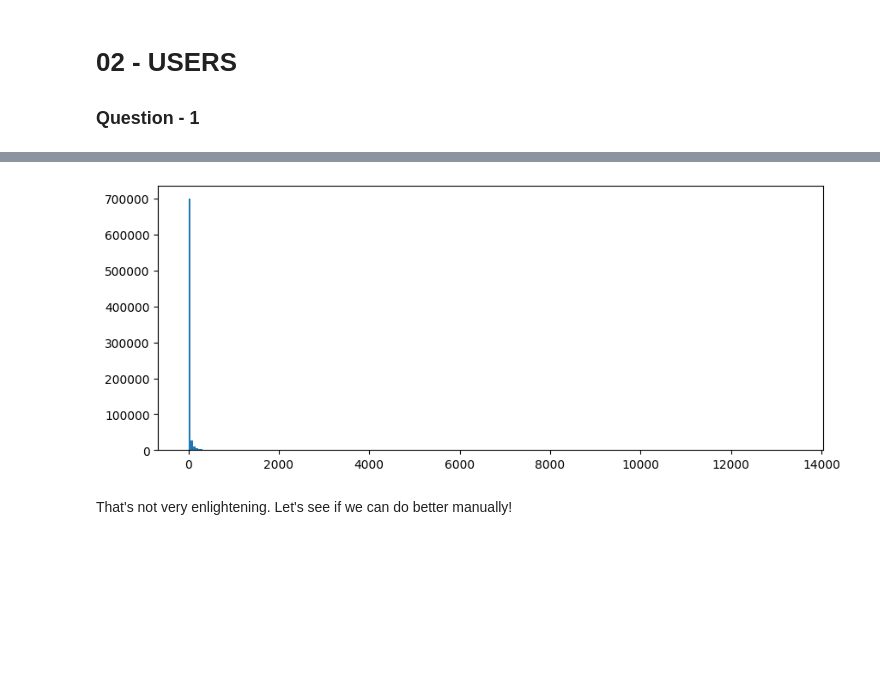
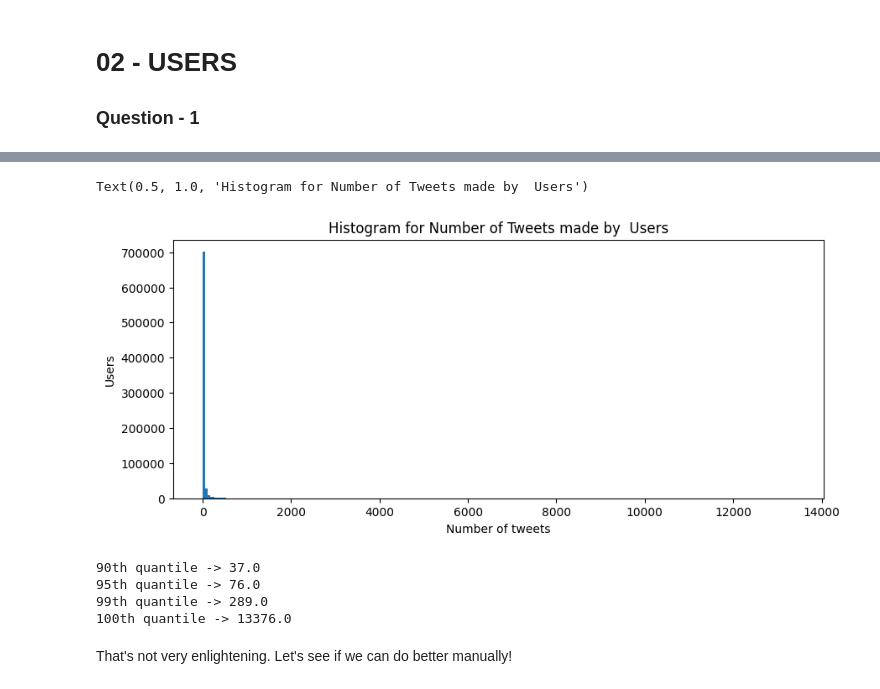
Before and after one commit to katoxiv/X-Notebooks, a Jupyter notebook: Twitter_Coursework/02_Users.ipynb, the cells around one changed output, grey strips where cells are left out. Drawn from its saved outputs; the diff is of its cells as text; code cells hidden in the pictures; blank space fills up the shorter version.

```diff
--- a/Twitter_Coursework/02_Users.ipynb
+++ b/Twitter_Coursework/02_Users.ipynb
@@ -27,7 +27,7 @@ with open(path , 'r' , encoding='utf-8') as in_file:
     csv_reader = csv.reader(in_file , delimiter = "|")
     for line in csv_reader:
         user.append(line[0])
-        # ts.append(line[1])
+        ts.append(line[1])
         # ca.append(line[2])
         tweets.append(line[3])
         mentions.append(line[4])
@@ -41,10 +41,11 @@ Wall time: 27.9 s
 # Convert timestamp to datetime format
 ts_convert = [datetime.datetime.fromtimestamp(int(dt)//1000) for dt in ts]
 
-# twt_df = pd.DataFrame(
-#     list(zip(user , ts_convert , tweets)) , columns = ['user' , 'ts' , 'tweet_id']
-# )
+twt_df = pd.DataFrame(
+    list(zip(user , ts_convert , tweets)) , columns = ['user' , 'ts' , 'tweet_id']
+)
 
-# twt_df = twt_df[twt_df['tweet_id']!="None"].drop_duplicates()
-# print(f'length of tweet df is {len(twt_df)}')
+twt_df = twt_df[twt_df['tweet_id']!="None"].drop_duplicates()
+print(f'length of tweet df is {len(twt_df)}')
+twt_df.head()
 # %% [output]
@@ -62,6 +77,8 @@ Wall time: 21.7 s
 # %%
 %%time
 fig , ax = plt.subplots(figsize = (10 , 4));
-
 freq , bins , patches = ax.hist(twt_df_usr.num_twt , bins = 250);
+ax.set_ylabel('Users');
+ax.set_xlabel('Number of tweets');
+plt.title('Histogram for Number of Tweets made by  Users');
 # %% [output]
@@ -70,4 +87,15 @@ Wall time: 170 ms
+Text(0.5, 1.0, 'Histogram for Number of Tweets made by  Users')
-[figure, old version]
+[figure, new version]
+# %%
+print(f'{90}th quantile -> {np.quantile(twt_df_usr.num_twt , q = 0.9)}')
+print(f'{95}th quantile -> {np.quantile(twt_df_usr.num_twt , q = 0.95)}')
+print(f'{99}th quantile -> {np.quantile(twt_df_usr.num_twt , q = 0.99)}')
+print(f'{100}th quantile -> {np.quantile(twt_df_usr.num_twt , q = 1.00)}')
+# %% [output]
+90th quantile -> 37.0
+95th quantile -> 76.0
+99th quantile -> 289.0
+100th quantile -> 13376.0
 # %% [markdown]
 That's not very enlightening. Let's see if we can do better manually!
 # %%
```
Also changed, not shown: parts of 29 cells of this notebook, 2 other files.
